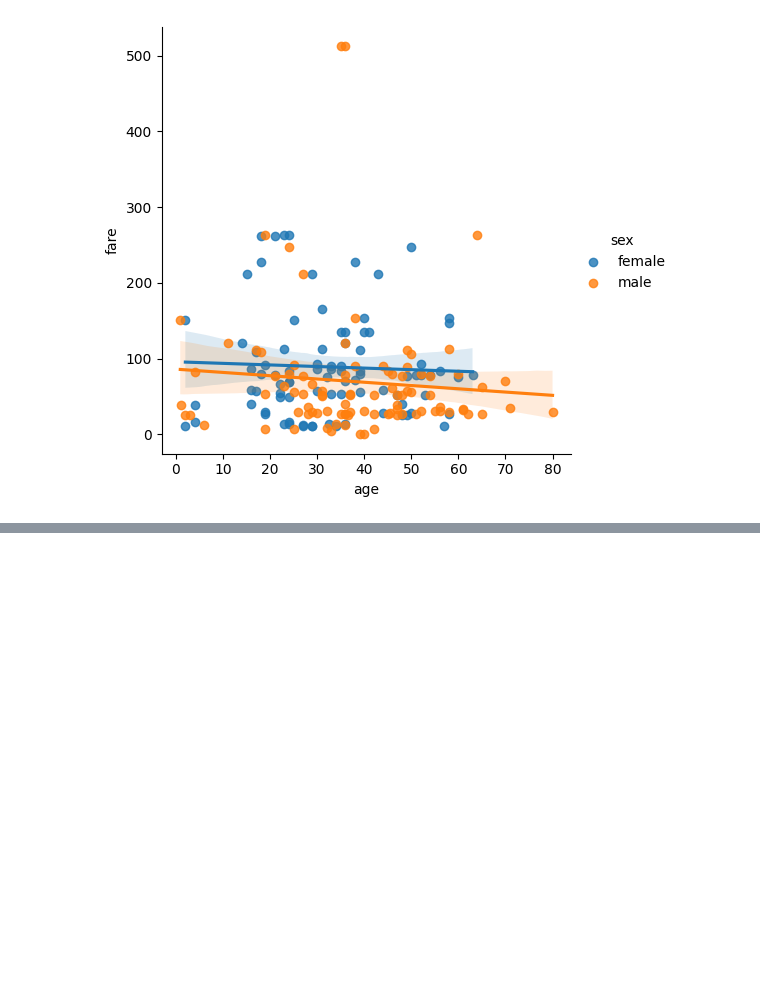
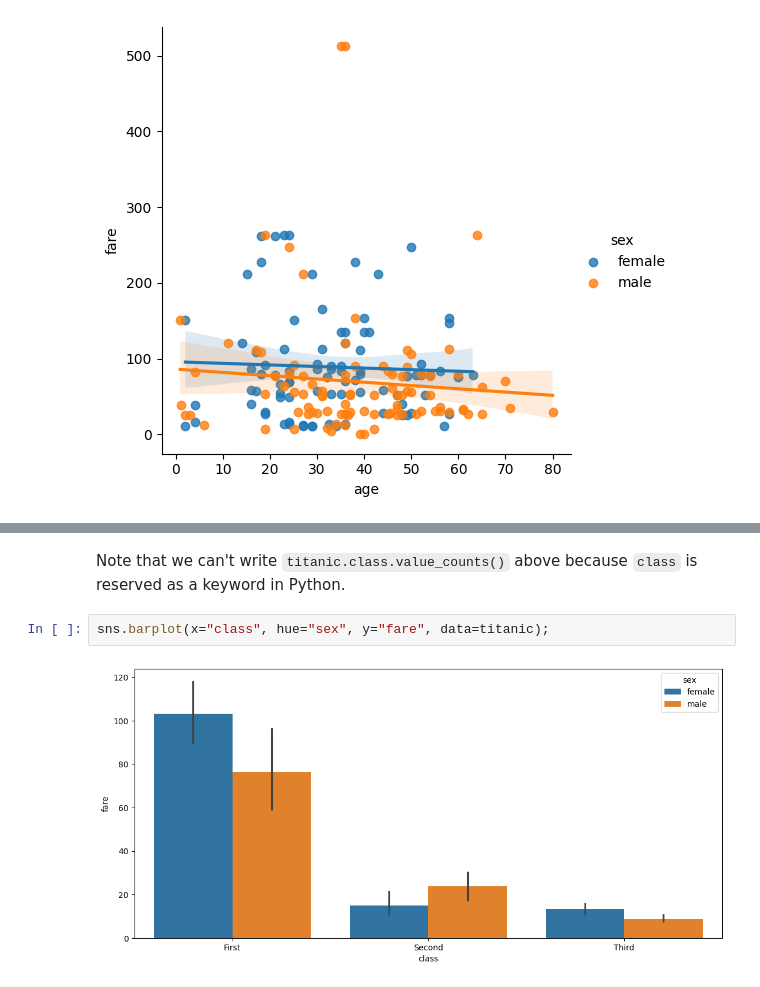
Before and after one commit to crdcamp/lin-reg-application, a Jupyter notebook: references/3_lin_reg_conf_intervals_se.ipynb, the cells around one changed output, grey strips where cells are left out. Drawn from its saved outputs; the diff is of its cells as text; blank space fills up the shorter version.

```diff
--- a/references/3_lin_reg_conf_intervals_se.ipynb
+++ b/references/3_lin_reg_conf_intervals_se.ipynb
@@ -150,0 +189,6 @@ My version of Seaborn doesn't accept `hue` as an argument for `lmplot`. Moreover
+# %% [markdown]
+Note that we can't write `titanic.class.value_counts()` above because `class` is reserved as a keyword in Python.
+# %%
+sns.barplot(x="class", hue="sex", y="fare", data=titanic);
+# %% [output]
+[figure, added]
```
Also changed, not shown: parts of 11 cells of this notebook.
